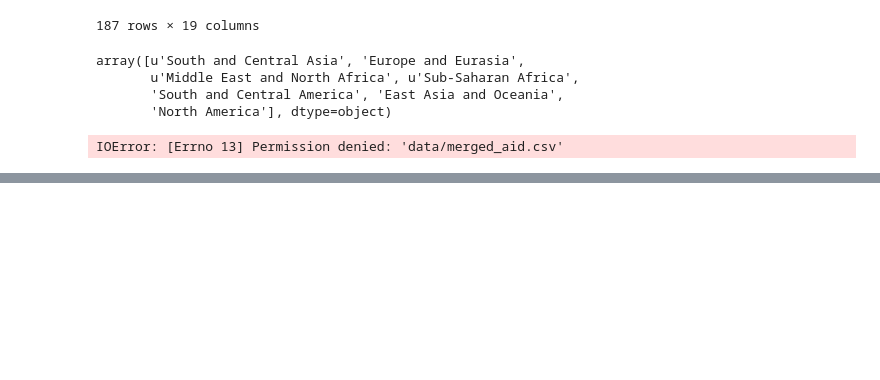
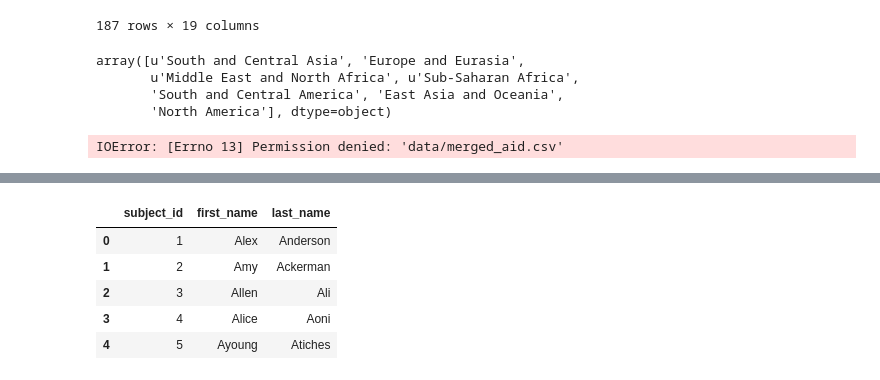
Before and after one commit to ds-proto/ds-proto.github.io, a Jupyter notebook: US_aid.ipynb, the cells around one changed output, grey strips where cells are left out. Cells and saved outputs as stored; diff of their text form; code cells hidden in the pictures; blank space fills up the shorter version.

```diff
--- a/US_aid.ipynb
+++ b/US_aid.ipynb
@@ -438,0 +474,14 @@ IOError: [Errno 13] Permission denied: 'data/merged_aid.csv'
+# %%
+raw_data = {
+        'subject_id': ['1', '2', '3', '4', '5'],
+        'first_name': ['Alex ', 'Amy ', 'Allen ', 'Alice ', 'Ayoung '],
+        'last_name': ['Anderson', 'Ackerman', 'Ali', 'Aoni', 'Atiches']}
+df_a = pd.DataFrame(raw_data, columns = ['subject_id', 'first_name', 'last_name'])
+df_a
+# %% [output]
+|  | subject_id | first_name | last_name |
+| 0 | 1 | Alex | Anderson |
+| 1 | 2 | Amy | Ackerman |
+| 2 | 3 | Allen | Ali |
+| 3 | 4 | Alice | Aoni |
+| 4 | 5 | Ayoung | Atiches |
```
Also changed, not shown: parts of 9 cells of this notebook, 5 other files.
